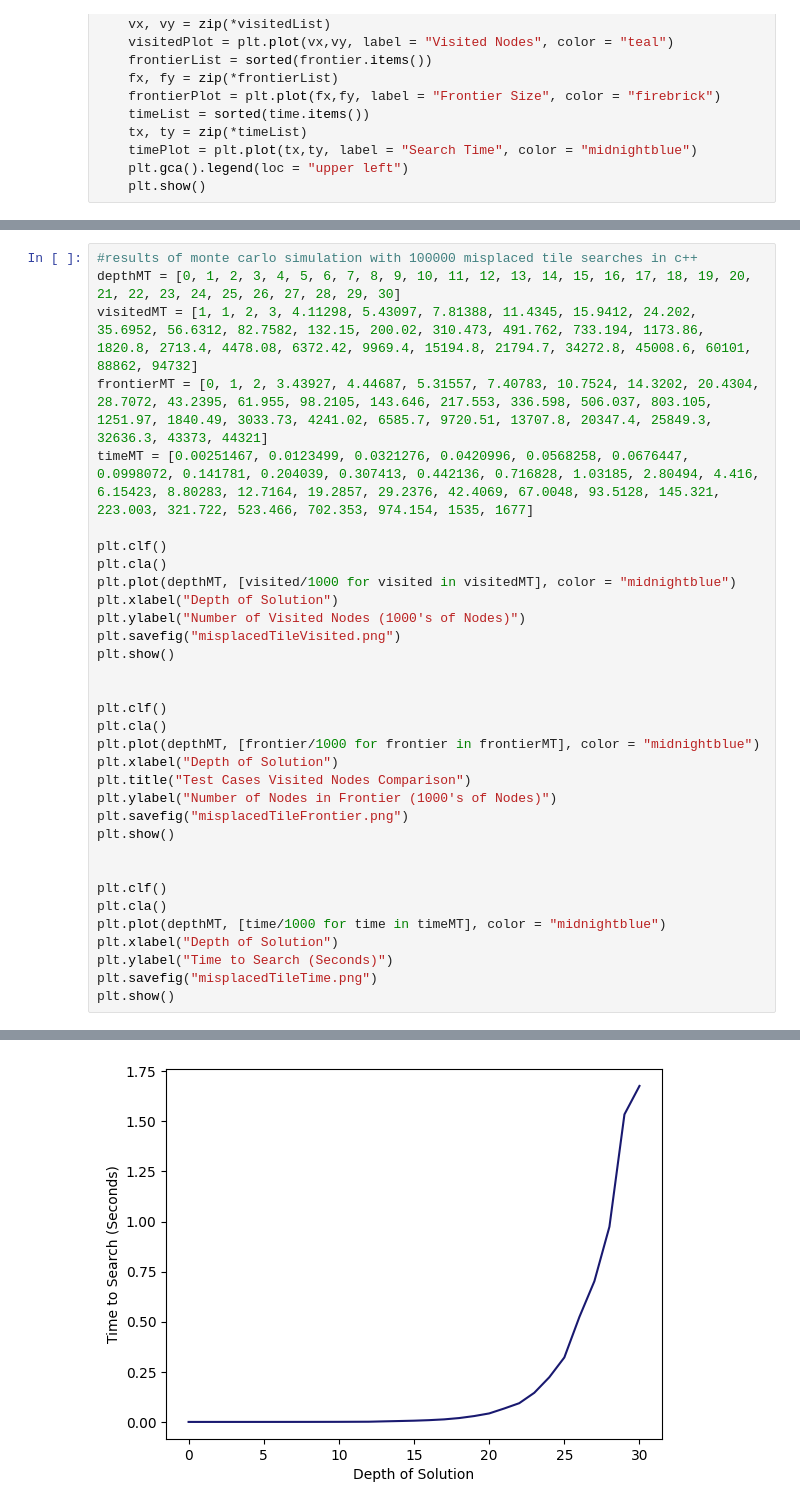
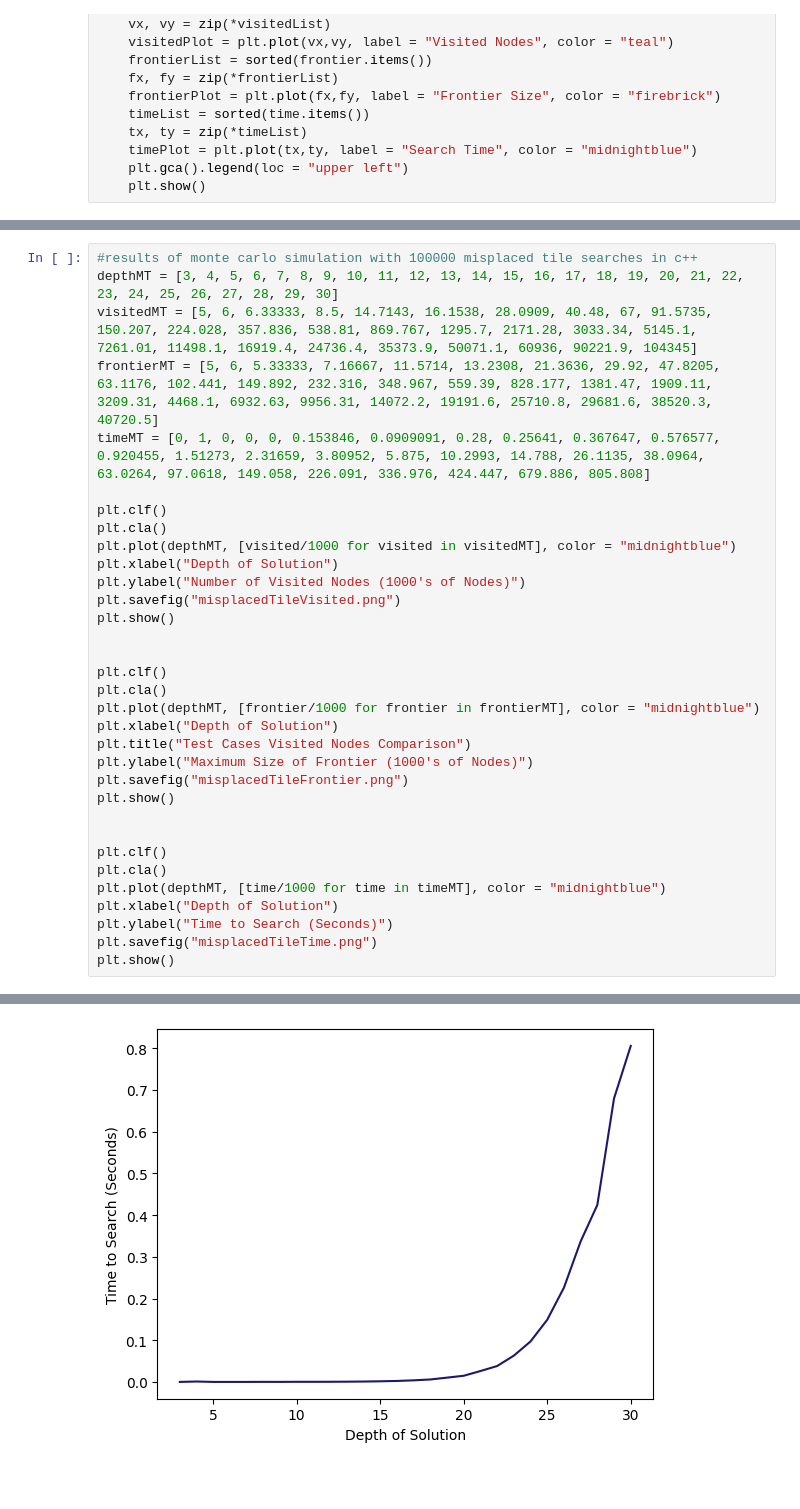
Before and after one commit to BrandonPaulsen/PYSlidingPuzzles, a Jupyter notebook: PYSlidingPuzzle.ipynb, the cells around one changed output, grey strips where cells are left out. Drawn from its saved outputs; the diff is of its cells as text; blank space fills up the shorter version.

```diff
--- a/PYSlidingPuzzle.ipynb
+++ b/PYSlidingPuzzle.ipynb
@@ -419,10 +419,10 @@ plt.show()
 [figure]
 # %%
 #results of monte carlo simulation with 100000 misplaced tile searches in c++
-depthMT = [0, 1, 2, 3, 4, 5, 6, 7, 8, 9, 10, 11, 12, 13, 14, 15, 16, 17, 18, 19, 20, 21, 22, 23, 24, 25, 26, 27, 28, 29, 30]
-visitedMT = [1, 1, 2, 3, 4.11298, 5.43097, 7.81388, 11.4345, 15.9412, 24.202, 35.6952, 56.6312, 82.7582, 132.15, 200.02, 310.473, 491.762, 733.194, 1173.86, 1820.8, 2713.4, 4478.08, 6372.42, 9969.4, 15194.8, 21794.7, 34272.8, 45008.6, 60101, 88862, 94732]
-frontierMT = [0, 1, 2, 3.43927, 4.44687, 5.31557, 7.40783, 10.7524, 14.3202, 20.4304, 28.7072, 43.2395, 61.955, 98.2105, 143.646, 217.553, 336.598, 506.037, 803.105, 1251.97, 1840.49, 3033.73, 4241.02, 6585.7, 9720.51, 13707.8, 20347.4, 25849.3, 32636.3, 43373, 44321]
-timeMT = [0.00251467, 0.0123499, 0.0321276, 0.0420996, 0.0568258, 0.0676447, 0.0998072, 0.141781, 0.204039, 0.307413, 0.442136, 0.716828, 1.03185, 2.80494, 4.416, 6.15423, 8.80283, 12.7164, 19.2857, 29.2376, 42.4069, 67.0048, 93.5128, 145.321, 223.003, 321.722, 523.466, 702.353, 974.154, 1535, 1677]
+depthMT = [3, 4, 5, 6, 7, 8, 9, 10, 11, 12, 13, 14, 15, 16, 17, 18, 19, 20, 21, 22, 23, 24, 25, 26, 27, 28, 29, 30]
+visitedMT = [5, 6, 6.33333, 8.5, 14.7143, 16.1538, 28.0909, 40.48, 67, 91.5735, 150.207, 224.028, 357.836, 538.81, 869.767, 1295.7, 2171.28, 3033.34, 5145.1, 7261.01, 11498.1, 16919.4, 24736.4, 35373.9, 50071.1, 60936, 90221.9, 104345]
+frontierMT = [5, 6, 5.33333, 7.16667, 11.5714, 13.2308, 21.3636, 29.92, 47.8205, 63.1176, 102.441, 149.892, 232.316, 348.967, 559.39, 828.177, 1381.47, 1909.11, 3209.31, 4468.1, 6932.63, 9956.31, 14072.2, 19191.6, 25710.8, 29681.6, 38520.3, 40720.5]
+timeMT = [0, 1, 0, 0, 0, 0.153846, 0.0909091, 0.28, 0.25641, 0.367647, 0.576577, 0.920455, 1.51273, 2.31659, 3.80952, 5.875, 10.2993, 14.788, 26.1135, 38.0964, 63.0264, 97.0618, 149.058, 226.091, 336.976, 424.447, 679.886, 805.808]
 
 plt.clf()
 plt.cla()
@@ -438,7 +438,7 @@ plt.cla()
 plt.plot(depthMT, [frontier/1000 for frontier in frontierMT], color = "midnightblue")
 plt.xlabel("Depth of Solution")
 plt.title("Test Cases Visited Nodes Comparison")
-plt.ylabel("Number of Nodes in Frontier (1000's of Nodes)")
+plt.ylabel("Maximum Size of Frontier (1000's of Nodes)")
 plt.savefig("misplacedTileFrontier.png")
 plt.show()
 
@@ -456,2 +456,2 @@ plt.show()
-[figure, old version]
+[figure, new version]
 # %%
```
Also changed, not shown: parts of 7 cells of this notebook, 13 other files.
